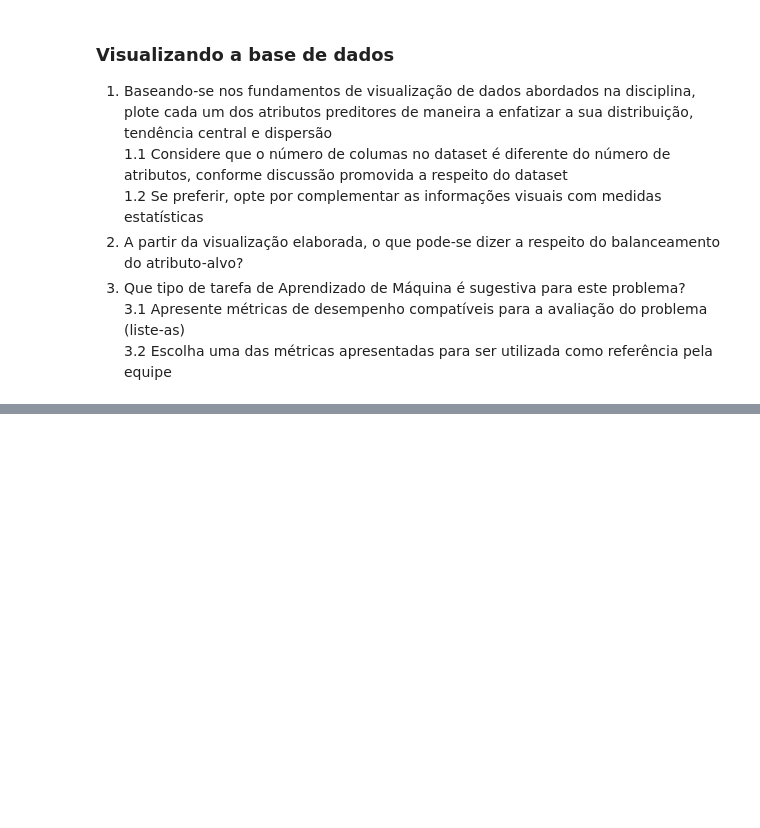
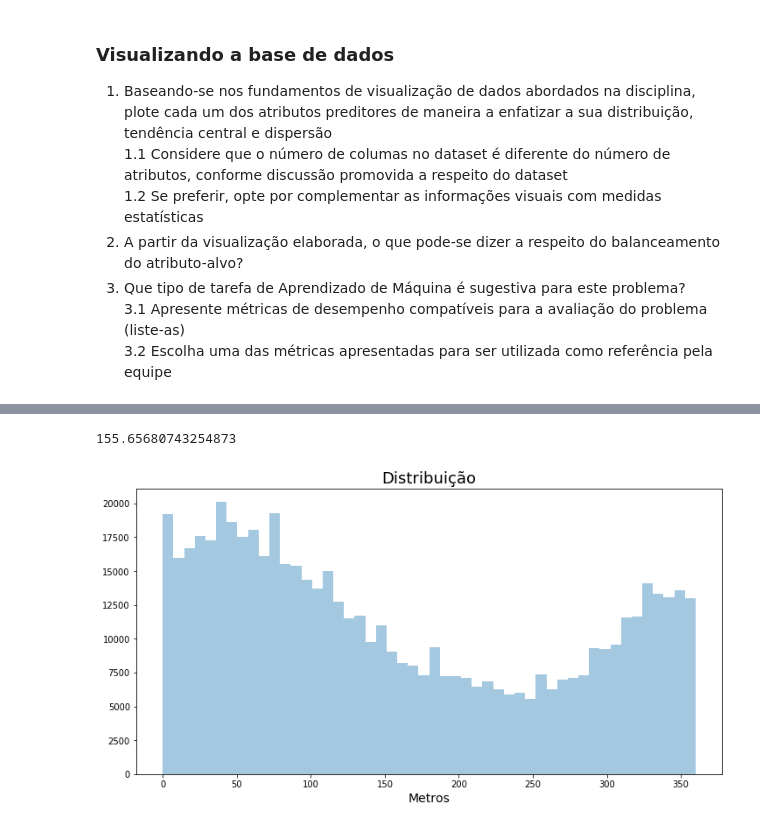
Before and after one commit to elloa-uea/projeto-pratico-3-ao-infinito-e-so, a Jupyter notebook: notebooks/PP3.2 - Conhecendo o Conjunto de Dados.ipynb, the cells around one changed output, grey strips where cells are left out. Saved outputs shown, nothing was run; the diff lists cells and outputs as text; code cells hidden in the pictures; blank space fills up the shorter version.

```diff
--- a/notebooks/PP3.2 - Conhecendo o Conjunto de Dados.ipynb
+++ b/notebooks/PP3.2 - Conhecendo o Conjunto de Dados.ipynb
@@ -146,0 +175,5 @@ memory usage: 243.8 MB
+# %%
+gerar_grafico('Aspect')
+# %% [output]
+155.65680743254873
+[figure, added]
```
Also changed, not shown: parts of 13 cells of this notebook.
